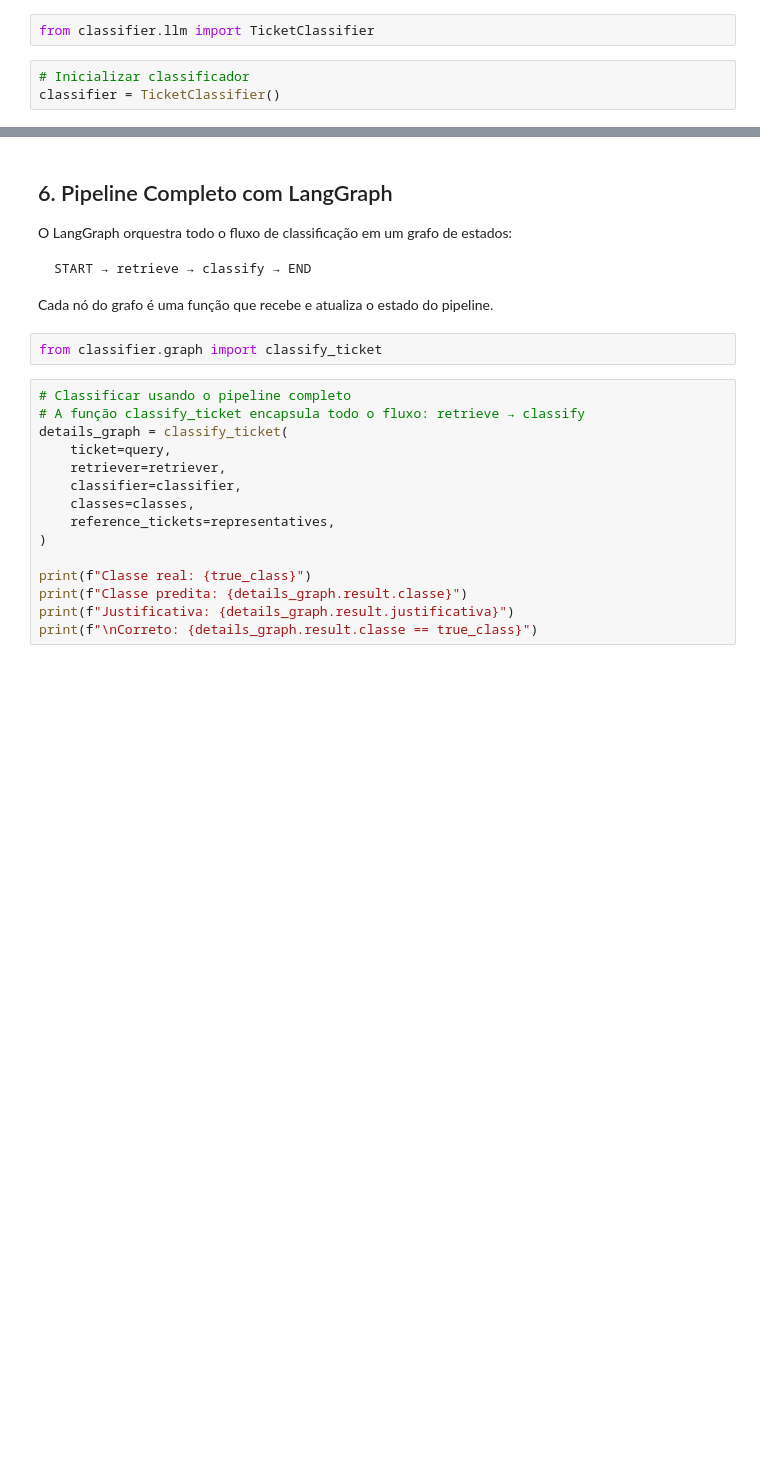
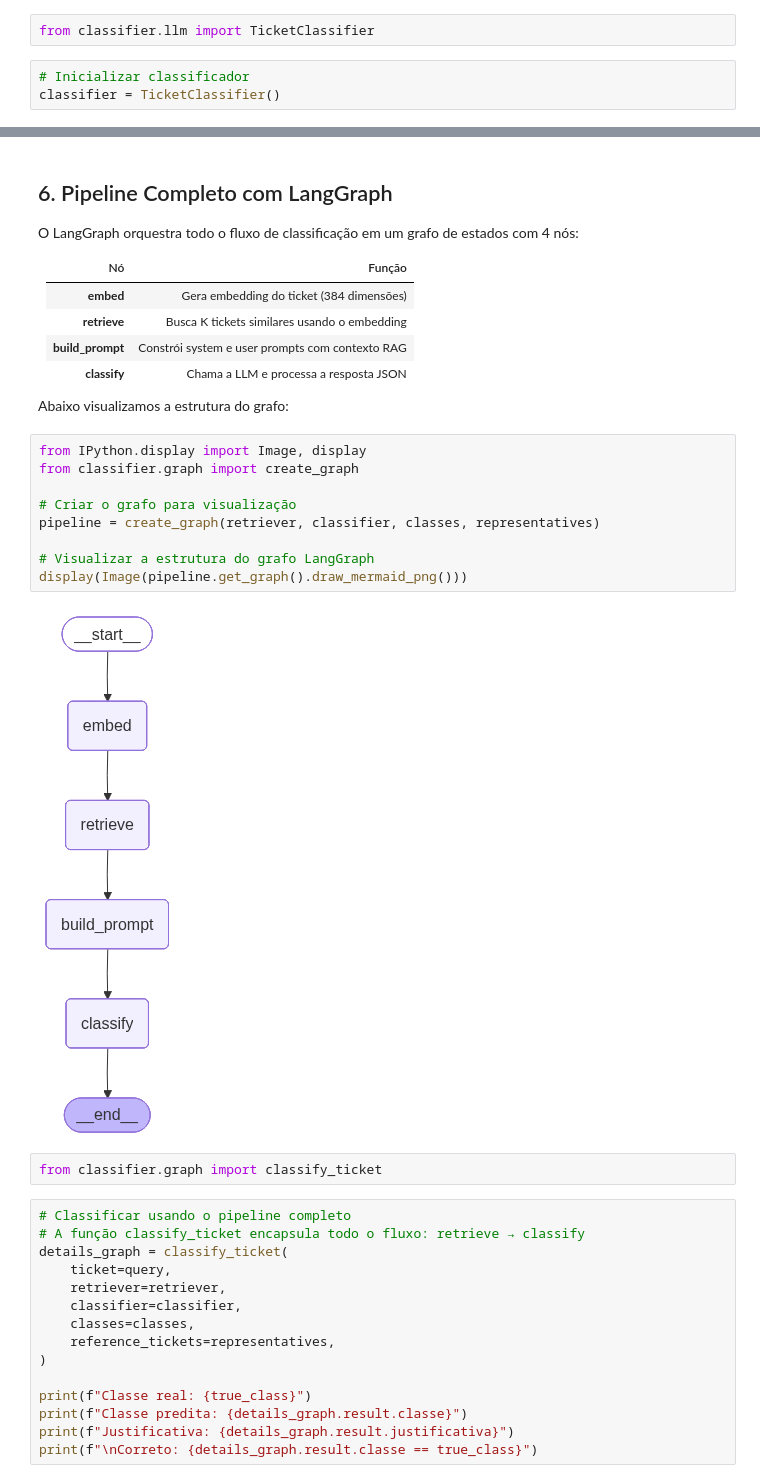
Before and after one commit to gosoares/ticket-classifier, a Jupyter notebook: notebooks/main.ipynb, the cells around one changed output, grey strips where cells are left out. Drawn from its saved outputs; the diff is of its cells as text; blank space fills up the shorter version.

````diff
--- a/notebooks/main.ipynb
+++ b/notebooks/main.ipynb
@@ -315,13 +459,27 @@ print(f"\nCorreto: {details.result.classe == true_class}")
 # %% [markdown]
 ## 6. Pipeline Completo com LangGraph
 
-O LangGraph orquestra todo o fluxo de classificação em um grafo de estados:
+O LangGraph orquestra todo o fluxo de classificação em um grafo de estados com 4 nós:
 
-```
-START → retrieve → classify → END
-```
+| Nó | Função |
+|----|--------|
+| **embed** | Gera embedding do ticket (384 dimensões) |
+| **retrieve** | Busca K tickets similares usando o embedding |
+| **build_prompt** | Constrói system e user prompts com contexto RAG |
+| **classify** | Chama a LLM e processa a resposta JSON |
 
-Cada nó do grafo é uma função que recebe e atualiza o estado do pipeline.
+Abaixo visualizamos a estrutura do grafo:
+# %%
+from IPython.display import Image, display
+from classifier.graph import create_graph
+
+# Criar o grafo para visualização
+pipeline = create_graph(retriever, classifier, classes, representatives)
+
+# Visualizar a estrutura do grafo LangGraph
+display(Image(pipeline.get_graph().draw_mermaid_png()))
+# %% [output]
+[figure, added]
 # %%
 from classifier.graph import classify_ticket
 # %%
````
Also changed, not shown: parts of 15 cells of this notebook, 5 other files.
